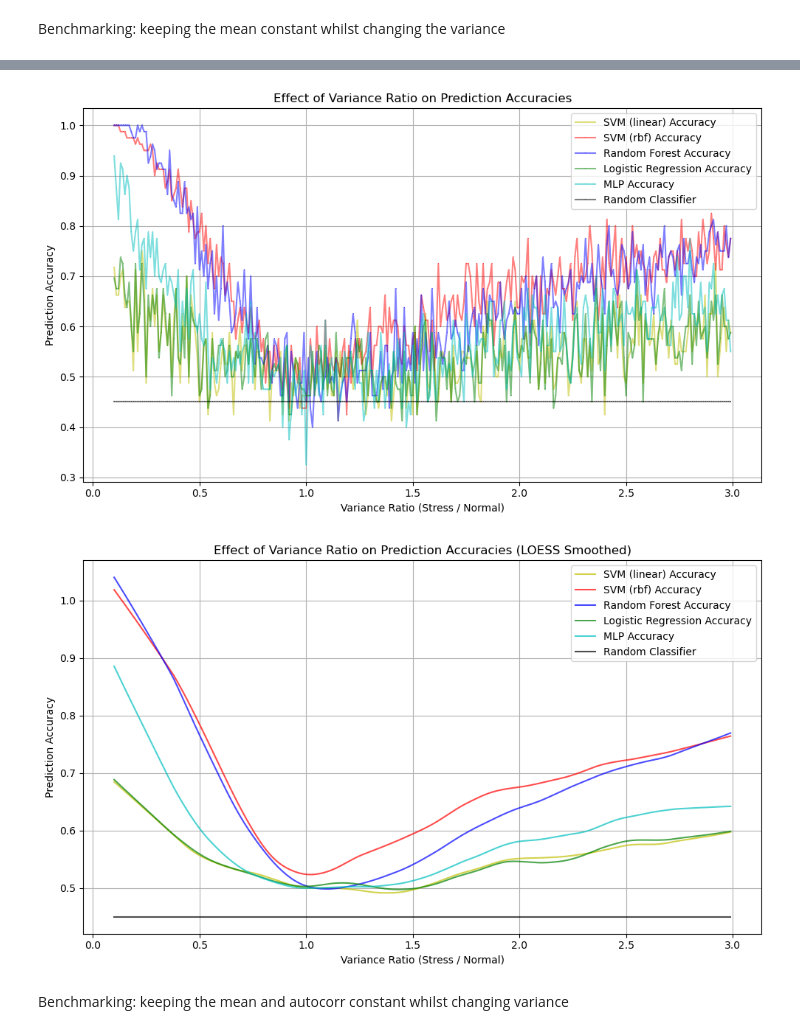
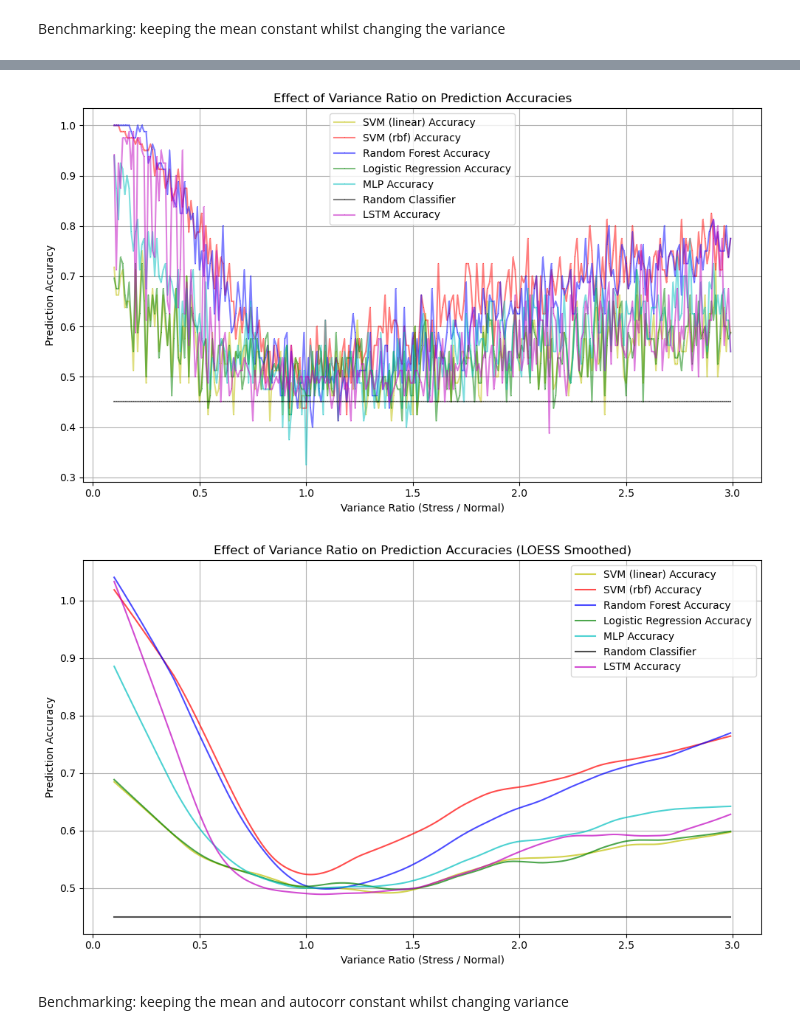
Before and after one commit to GrignardReagent/SSA, a Jupyter notebook: notebooks/WIP_classification_benchmark.ipynb, the cells around one changed output, grey strips where cells are left out. Drawn from its saved outputs; the diff is of its cells as text; code cells hidden in the pictures.

```diff
--- a/notebooks/WIP_classification_benchmark.ipynb
+++ b/notebooks/WIP_classification_benchmark.ipynb
@@ -234,3 +184,6 @@ df_acc_results.head()
 | 2 | [{'sigma_u': 18.0, 'sigma_b': 0.8... | ({'Stressed Mean': 10.17477611940... | 0.1 | 1.0 | 0.725 | ... |
 | 3 | [{'sigma_u': 18.0, 'sigma_b': 0.8... | ({'Stressed Mean': 10.17477611940... | 0.1 | 1.0 | 0.725 | ... |
 | 4 | [{'sigma_u': 18.0, 'sigma_b': 0.8... | ({'Stressed Mean': 10.17477611940... | 0.1 | 1.0 | 0.725 | ... |
+# %%
+df_lstm_acc_results = pd.read_csv('data/accuracy_results_04_04_2025.csv')
+df_lstm_acc_results.head()
@@ -243,9 +203,8 @@ rf_accuracy = df_acc_results.groupby("Variance Ratio")["Random Forest Accuracy"]
 log_reg_accuracy = df_acc_results.groupby("Variance Ratio")["Logistic Regression Accuracy"].mean()
 mlp_accuracy = df_acc_results.groupby("Variance Ratio")["MLP Accuracy"].mean()
 random_accuracy = df_acc_results.groupby("Variance Ratio")["Random Classifier Accuracy"].mean()
+lstm_accuracy = df_lstm_acc_results.groupby("Variance Ratio")["LSTM Accuracy"].mean()
 # %%
-from statsmodels.nonparametric.smoothers_lowess import lowess
-
 plt.figure(figsize=(10, 6))
 # Plot Variance Ratio vs SVM Accuracy
 plt.plot(variance_ratios_recorded, linear_svm_accuracy, marker=',', linestyle='-', color='y', label="SVM (linear) Accuracy", alpha=0.5)
@@ -254,6 +213,7 @@ plt.plot(variance_ratios_recorded, rf_accuracy, marker=',', linestyle='-', color
 plt.plot(variance_ratios_recorded, log_reg_accuracy, marker=',', linestyle='-', color='g', label="Logistic Regression Accuracy", alpha=0.5)
 plt.plot(variance_ratios_recorded, mlp_accuracy, marker=',', linestyle='-', color='c', label="MLP Accuracy", alpha=0.5)
 plt.plot(variance_ratios_recorded, random_accuracy, marker=',', linestyle='-', color='k', label="Random Classifier", alpha=0.5)
+plt.plot(variance_ratios_recorded, lstm_accuracy, marker=',', linestyle='-', color='m', label="LSTM Accuracy", alpha=0.5)
 plt.xlabel("Variance Ratio (Stress / Normal)")
 plt.ylabel("Prediction Accuracy")
 plt.title("Effect of Variance Ratio on Prediction Accuracies")
@@ -261,35 +221,37 @@ plt.grid(True)
 plt.legend()
 plt.tight_layout()
 plt.savefig("figs/variance_ratio_vs_accuracy.png")
 plt.show()
 
 # Apply LOESS smoothing to the data
 linear_svm_loess = lowess(linear_svm_accuracy, variance_ratios_recorded, frac=0.2)
 rbf_svm_loess = lowess(rbf_svm_accuracy, variance_ratios_recorded, frac=0.2)
 rf_loess = lowess(rf_accuracy, variance_ratios_recorded, frac=0.2)
 log_reg_loess = lowess(log_reg_accuracy, variance_ratios_recorded, frac=0.2)
 mlp_loess = lowess(mlp_accuracy, variance_ratios_recorded, frac=0.2)
 random_loess = lowess(random_accuracy, variance_ratios_recorded, frac=0.2)
+lstm_loess = lowess(lstm_accuracy, variance_ratios_recorded, frac=0.2)
 
 # Plot the LOESS smoothed data
 plt.figure(figsize=(10, 6))
 plt.plot(linear_svm_loess[:, 0], linear_svm_loess[:, 1], linestyle='-', color='y', alpha=0.7, label="SVM (linear) Accuracy")
 plt.plot(rbf_svm_loess[:, 0], rbf_svm_loess[:, 1], linestyle='-', color='r', alpha=0.7, label="SVM (rbf) Accuracy")
 plt.plot(rf_loess[:, 0], rf_loess[:, 1], linestyle='-', color='b', alpha=0.7, label="Random Forest Accuracy")
 plt.plot(log_reg_loess[:, 0], log_reg_loess[:, 1], linestyle='-', color='g', alpha=0.7, label="Logistic Regression Accuracy")
 plt.plot(mlp_loess[:, 0], mlp_loess[:, 1], linestyle='-', color='c', alpha=0.7, label="MLP Accuracy")
 plt.plot(random_loess[:, 0], random_loess[:, 1], linestyle='-', color='k', alpha=0.7, label="Random Classifier")
+plt.plot(lstm_loess[:, 0], lstm_loess[:, 1], linestyle='-', color='m', alpha=0.7, label="LSTM Accuracy")
 plt.xlabel("Variance Ratio (Stress / Normal)")
 plt.ylabel("Prediction Accuracy")
 plt.title("Effect of Variance Ratio on Prediction Accuracies (LOESS Smoothed)")
 plt.grid(True)
 plt.legend()
 plt.tight_layout()
 plt.savefig("figs/variance_ratio_vs_accuracy_loess.png")
 plt.show()
 # %% [output]
-[figure, old version]
+[figure, new version]
-[figure, old version]
+[figure, new version]
 # %% [markdown]
 Benchmarking: keeping the mean and autocorr constant whilst changing variance
 # %%
```
Also changed, not shown: parts of 11 cells of this notebook, 49 other files.
